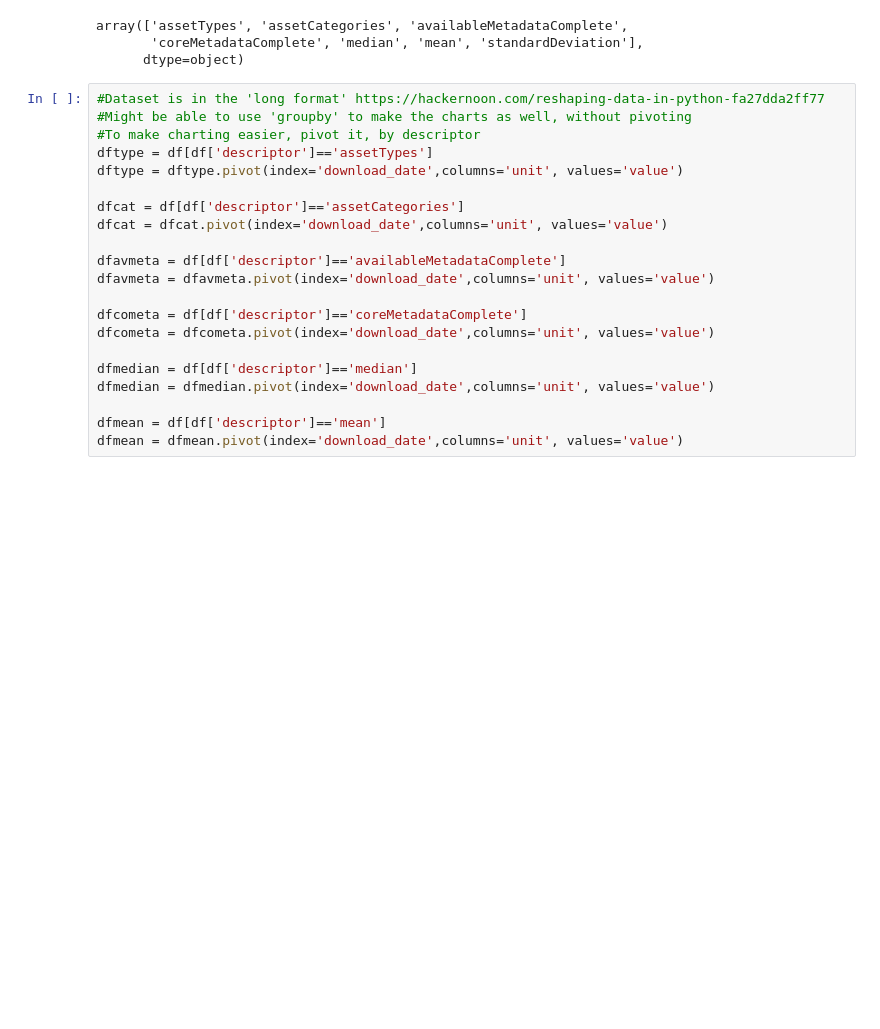
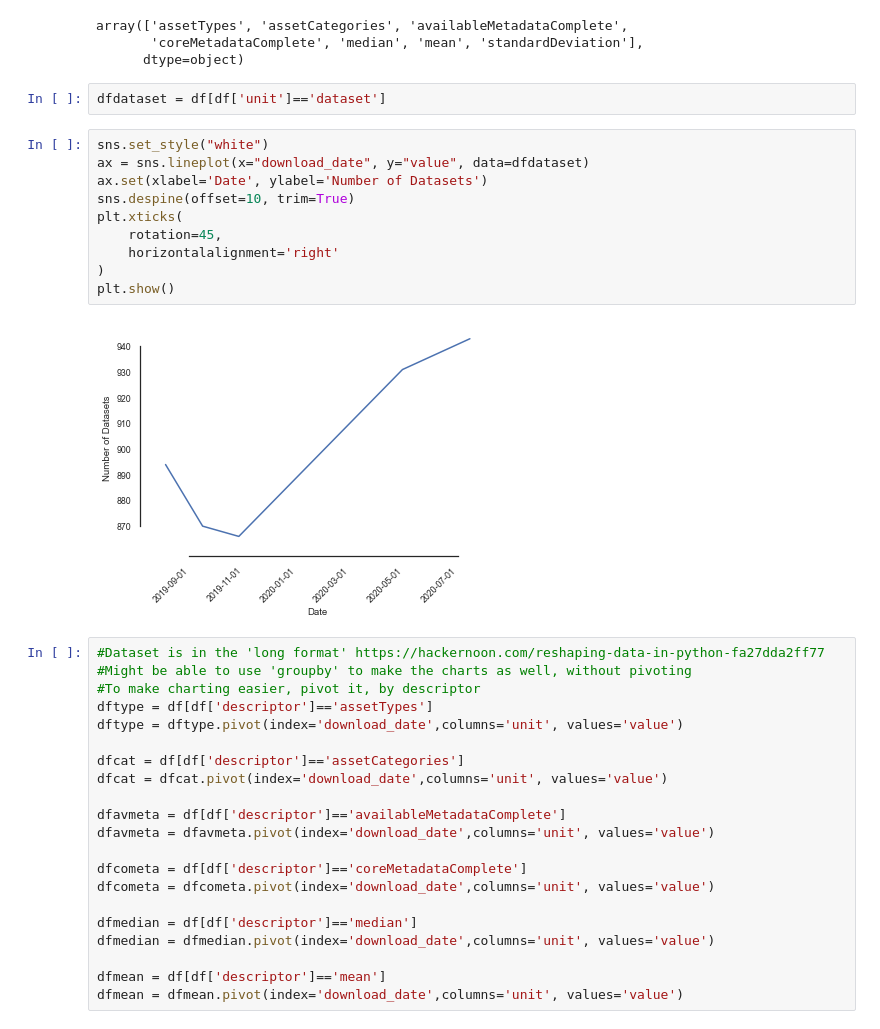
Before and after one commit to OpenDataLiteracy/WSL-AMF, a Jupyter notebook: assessment/code/Change-over-time.ipynb, the cells around one changed output. Saved outputs shown, nothing was run; the diff lists cells and outputs as text; blank space fills up the shorter version.

```diff
--- a/assessment/code/Change-over-time.ipynb
+++ b/assessment/code/Change-over-time.ipynb
@@ -22,6 +22,20 @@ df['descriptor'].unique()
 array(['assetTypes', 'assetCategories', 'availableMetadataComplete',
        'coreMetadataComplete', 'median', 'mean', 'standardDeviation'],
       dtype=object)
+# %%
+dfdataset = df[df['unit']=='dataset']
+# %%
+sns.set_style("white")
+ax = sns.lineplot(x="download_date", y="value", data=dfdataset)
+ax.set(xlabel='Date', ylabel='Number of Datasets')
+sns.despine(offset=10, trim=True)
+plt.xticks(
+    rotation=45,
+    horizontalalignment='right'
+)
+plt.show()
+# %% [output]
+[figure, added]
 # %%
 #Dataset is in the 'long format' https://hackernoon.com/reshaping-data-in-python-fa27dda2ff77
 #Might be able to use 'groupby' to make the charts as well, without pivoting
```
Also changed, not shown: parts of 12 cells of this notebook, 2 other files.
